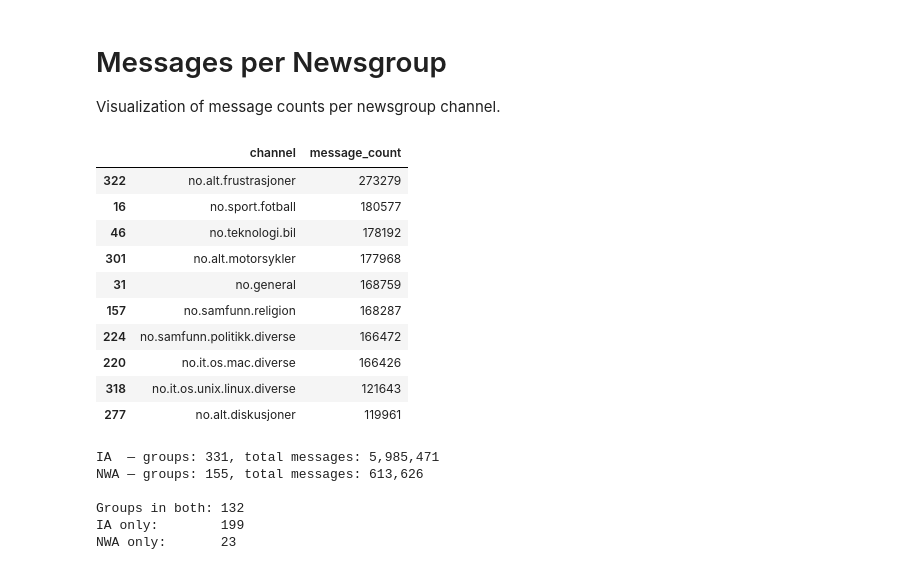
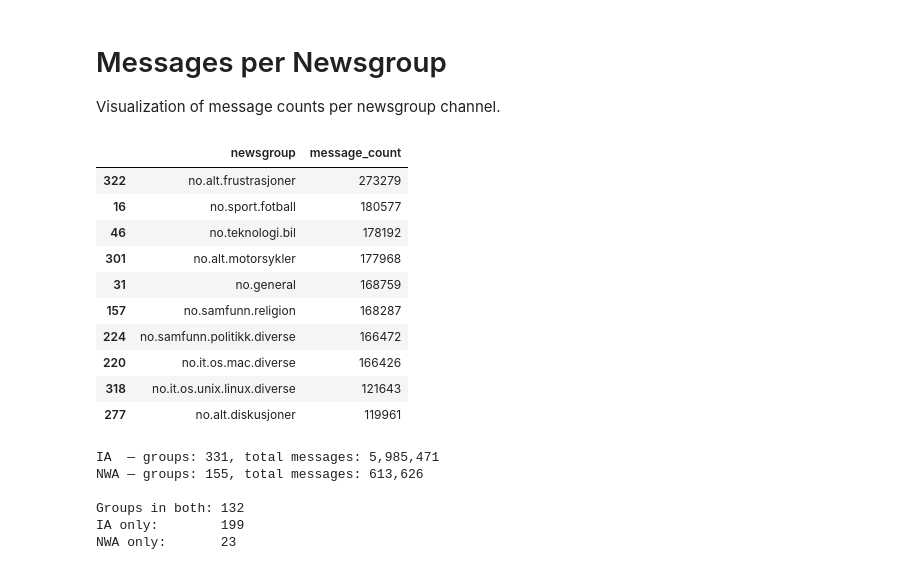
Before and after one commit to NationalLibraryOfNorway/norwegian_usenet, a Jupyter notebook: notebooks/messages_per_group.ipynb, the cells around one changed output. Cells and saved outputs as stored; diff of their text form; code cells hidden in the pictures.

Commit message:
Rename channel -> newsgroup in count_messages_per_group

```diff
--- a/notebooks/messages_per_group.ipynb
+++ b/notebooks/messages_per_group.ipynb
@@ -9,16 +9,16 @@ import numpy as np
 # %%
 def load_group_counts(path):
     df = pd.read_csv(path)
-    df = df[df.channel != "Total"]
-    df["channel"] = df["channel"].str.replace(".mbox", "", regex=False)
+    df = df[df.newsgroup != "Total"]
+    df["newsgroup"] = df["newsgroup"].str.replace(".mbox", "", regex=False)
     return df.sort_values("message_count", ascending=False)
 
 
 df_ia = load_group_counts("../data/messages_per_group_ia.csv")
 df_nwa = load_group_counts("../data/messages_per_group_nwa.csv")
 df_ia.head(10)
 # %% [output]
-|  | channel | message_count |
+|  | newsgroup | message_count |
 | 322 | no.alt.frustrasjoner | 273279 |
 | 16 | no.sport.fotball | 180577 |
 | 46 | no.teknologi.bil | 178192 |
```
Also changed, not shown: parts of 3 cells of this notebook, 4 other files.
